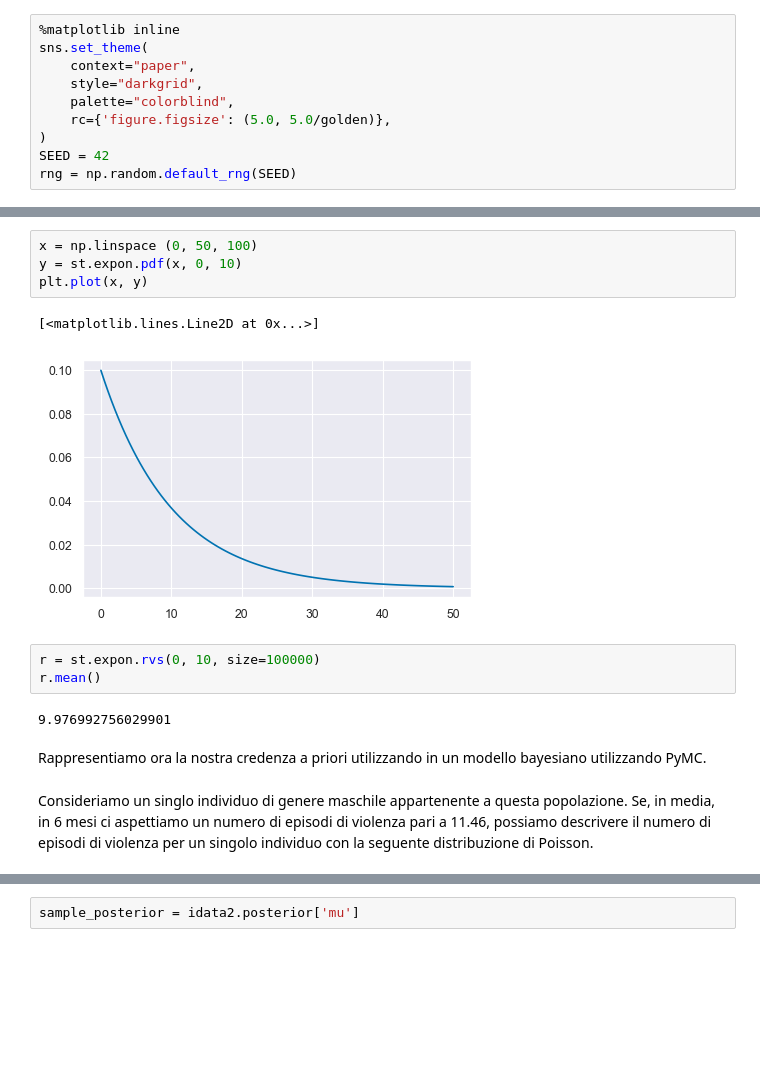
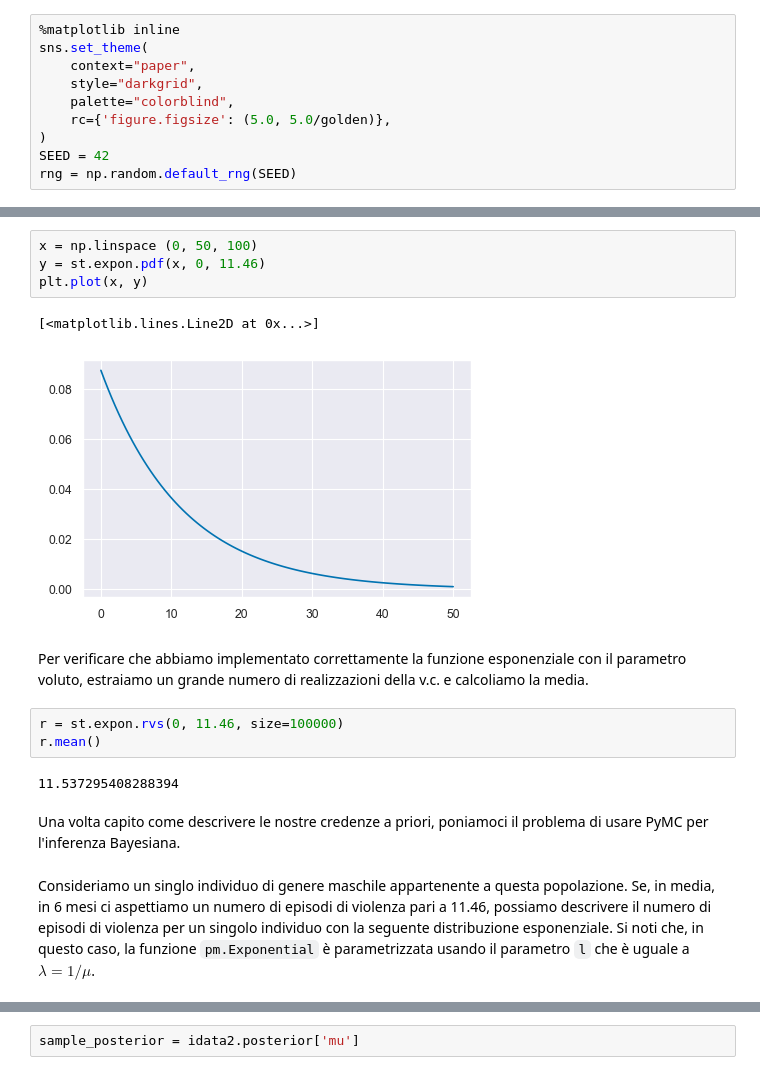
Before and after one commit to ccaudek/ds4psy_2023, a Jupyter notebook: 346_predict_counts.ipynb, the cells around one changed output, grey strips where cells are left out. Drawn from its saved outputs; the diff is of its cells as text; blank space fills up the shorter version.

```diff
--- a/346_predict_counts.ipynb
+++ b/346_predict_counts.ipynb
@@ -39,17 +72,19 @@ In una ricerca sui pazienti che avevano recentemente iniziato un programma di tr
 # %%
 x = np.linspace (0, 50, 100)
-y = st.expon.pdf(x, 0, 10)
+y = st.expon.pdf(x, 0, 11.46)
 plt.plot(x, y)
 # %% [output]
 [<matplotlib.lines.Line2D at 0x...>]
-[figure, old version]
+[figure, new version]
+# %% [markdown]
+Per verificare che abbiamo implementato correttamente la funzione esponenziale con il parametro voluto, estraiamo un grande numero di realizzazioni della v.c. e calcoliamo la media.
 # %%
-r = st.expon.rvs(0, 10, size=100000)
+r = st.expon.rvs(0, 11.46, size=100000)
 r.mean()
 # %% [output]
-9.976992756029901
+11.537295408288394
-# %% [markdown]
-Rappresentiamo ora la nostra credenza a priori utilizzando in un modello bayesiano utilizzando PyMC.
+# %% [markdown]
+Una volta capito come descrivere le nostre credenze a priori, poniamoci il problema di usare PyMC per l'inferenza Bayesiana.
 # %% [markdown]
-Consideriamo un singlo individuo di genere maschile appartenente a questa popolazione. Se, in media, in 6 mesi ci aspettiamo un numero di episodi di violenza pari a 11.46, possiamo descrivere il numero di episodi di violenza per un singolo individuo con la seguente distribuzione di Poisson.
+Consideriamo un singlo individuo di genere maschile appartenente a questa popolazione. Se, in media, in 6 mesi ci aspettiamo un numero di episodi di violenza pari a 11.46, possiamo descrivere il numero di episodi di violenza per un singolo individuo con la seguente distribuzione esponenziale. Si noti che, in questo caso, la funzione `pm.Exponential` è parametrizzata usando il parametro `l` che è uguale a $\lambda = 1/ \mu$.
 # %%
```
Also changed, not shown: parts of 29 cells of this notebook.
